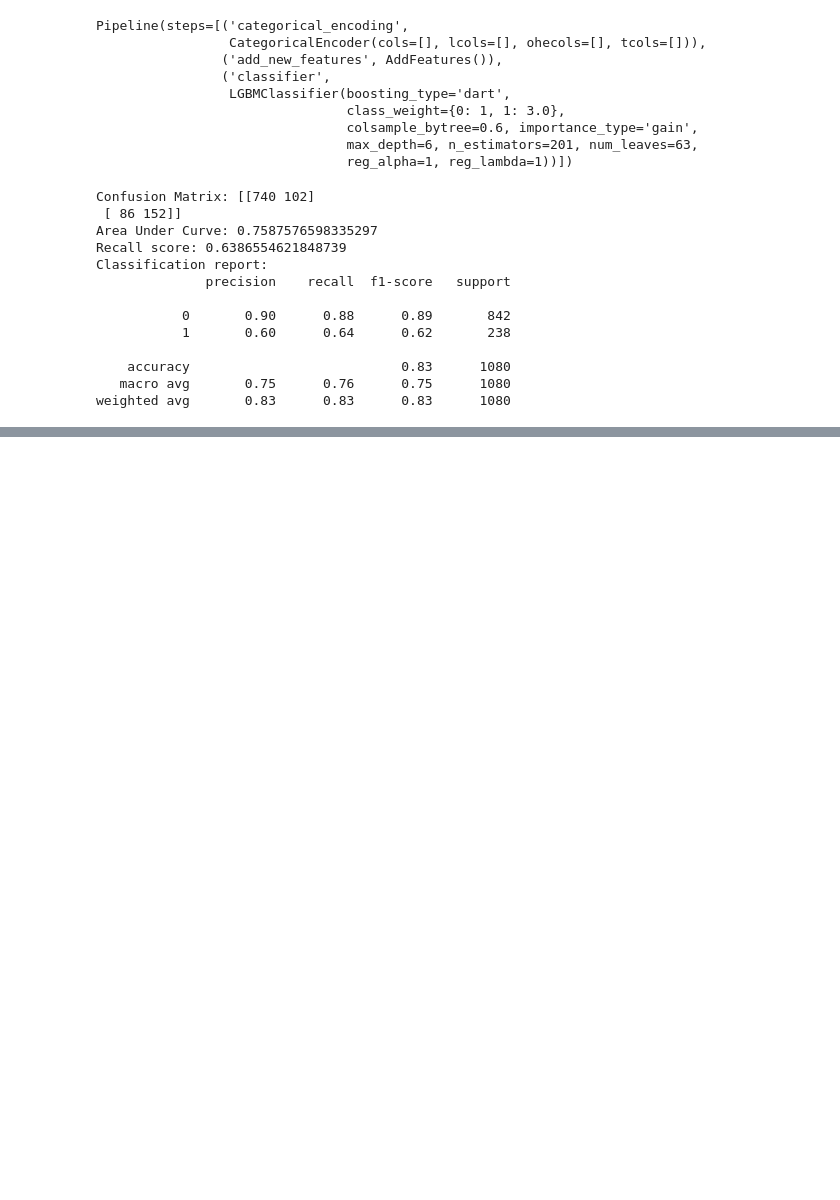
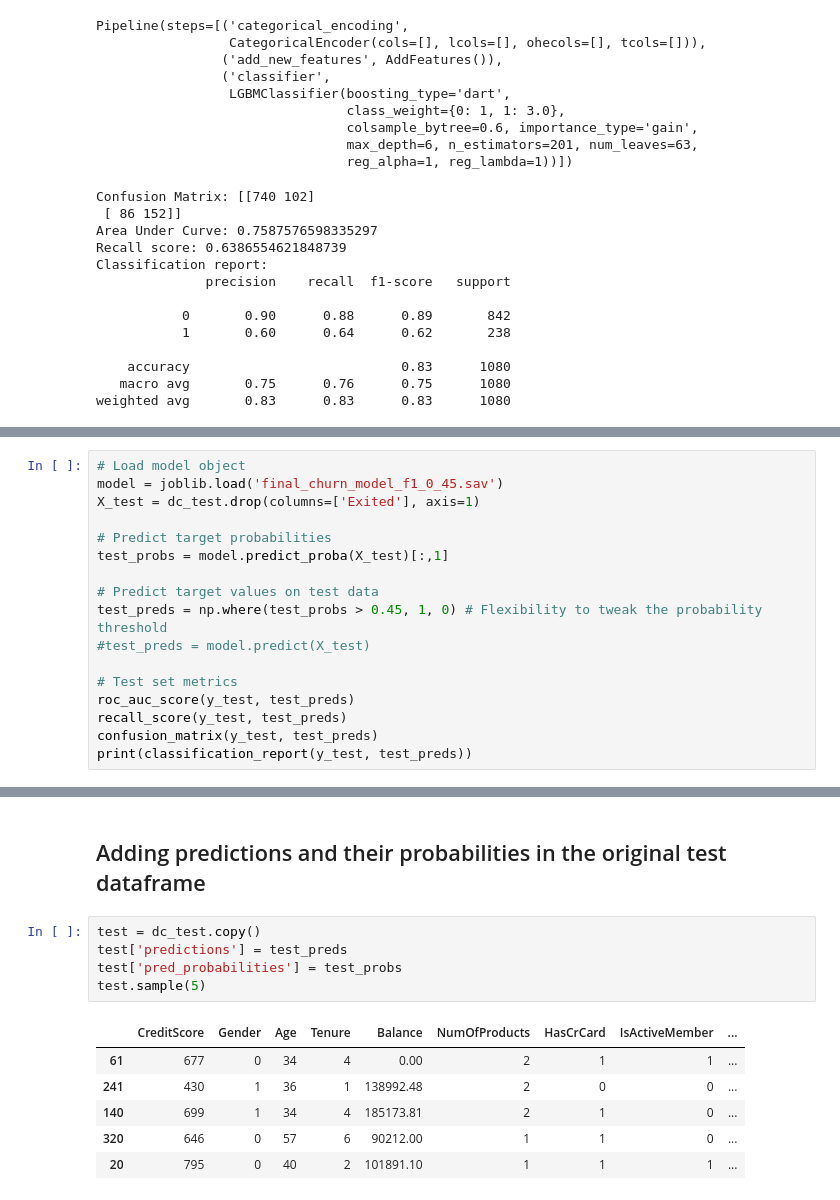
Before and after one commit to AmirMotefaker/Bank-Customer-Churn-Prediction, a Jupyter notebook: Bank-Customer-Churn-Prediction.ipynb, the cells around one changed output, grey strips where cells are left out. Drawn from its saved outputs; the diff is of its cells as text; blank space fills up the shorter version.

Commit message:
Kaggle Notebook | Bank Customer Churn Prediction | Version 59

```diff
--- a/Bank-Customer-Churn-Prediction.ipynb
+++ b/Bank-Customer-Churn-Prediction.ipynb
@@ -1412,0 +1422,17 @@ weighted avg       0.83      0.83      0.83      1080
+# %%
+# Load model object
+model = joblib.load('final_churn_model_f1_0_45.sav')
+X_test = dc_test.drop(columns=['Exited'], axis=1)
+
+# Predict target probabilities
+test_probs = model.predict_proba(X_test)[:,1]
+
+# Predict target values on test data
+test_preds = np.where(test_probs > 0.45, 1, 0) # Flexibility to tweak the probability threshold
+#test_preds = model.predict(X_test)
+
+# Test set metrics
+roc_auc_score(y_test, test_preds)
+recall_score(y_test, test_preds)
+confusion_matrix(y_test, test_preds)
+print(classification_report(y_test, test_preds))
@@ -1412,0 +1452,14 @@ weighted avg       0.83      0.83      0.83      1080
+# %% [markdown]
+## Adding predictions and their probabilities in the original test dataframe
+# %%
+test = dc_test.copy()
+test['predictions'] = test_preds
+test['pred_probabilities'] = test_probs
+test.sample(5)
+# %% [output]
+|  | CreditScore | Gender | Age | Tenure | Balance | NumOfProducts | HasCrCard | IsActiveMember | ... |
+| 61 | 677 | 0 | 34 | 4 | 0.00 | 2 | 1 | 1 | ... |
+| 241 | 430 | 1 | 36 | 1 | 138992.48 | 2 | 0 | 0 | ... |
+| 140 | 699 | 1 | 34 | 4 | 185173.81 | 2 | 1 | 0 | ... |
+| 320 | 646 | 0 | 57 | 6 | 90212.00 | 1 | 1 | 0 | ... |
+| 20 | 795 | 0 | 40 | 2 | 101891.10 | 1 | 1 | 1 | ... |
```
Also changed, not shown: parts of 13 cells of this notebook.
